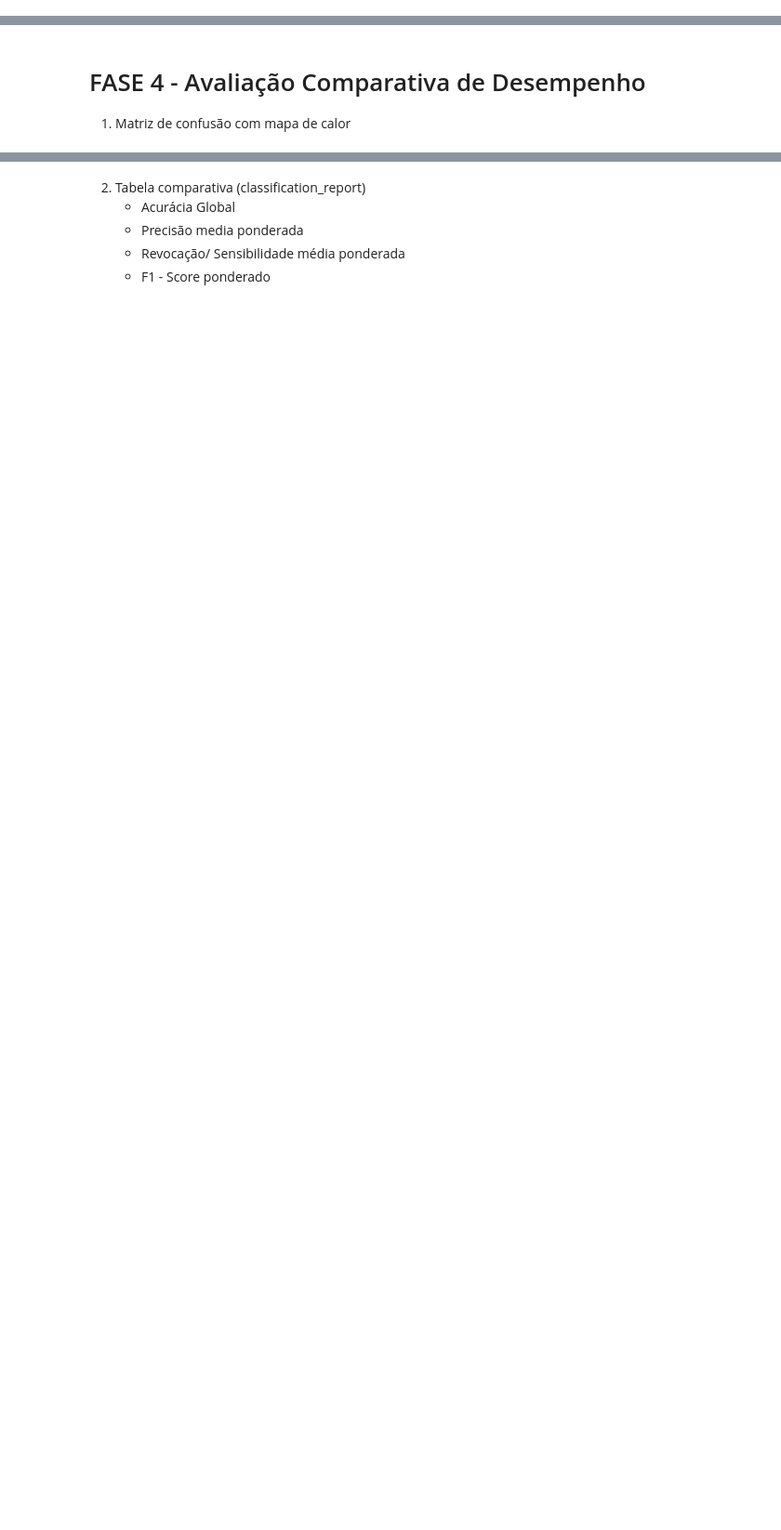
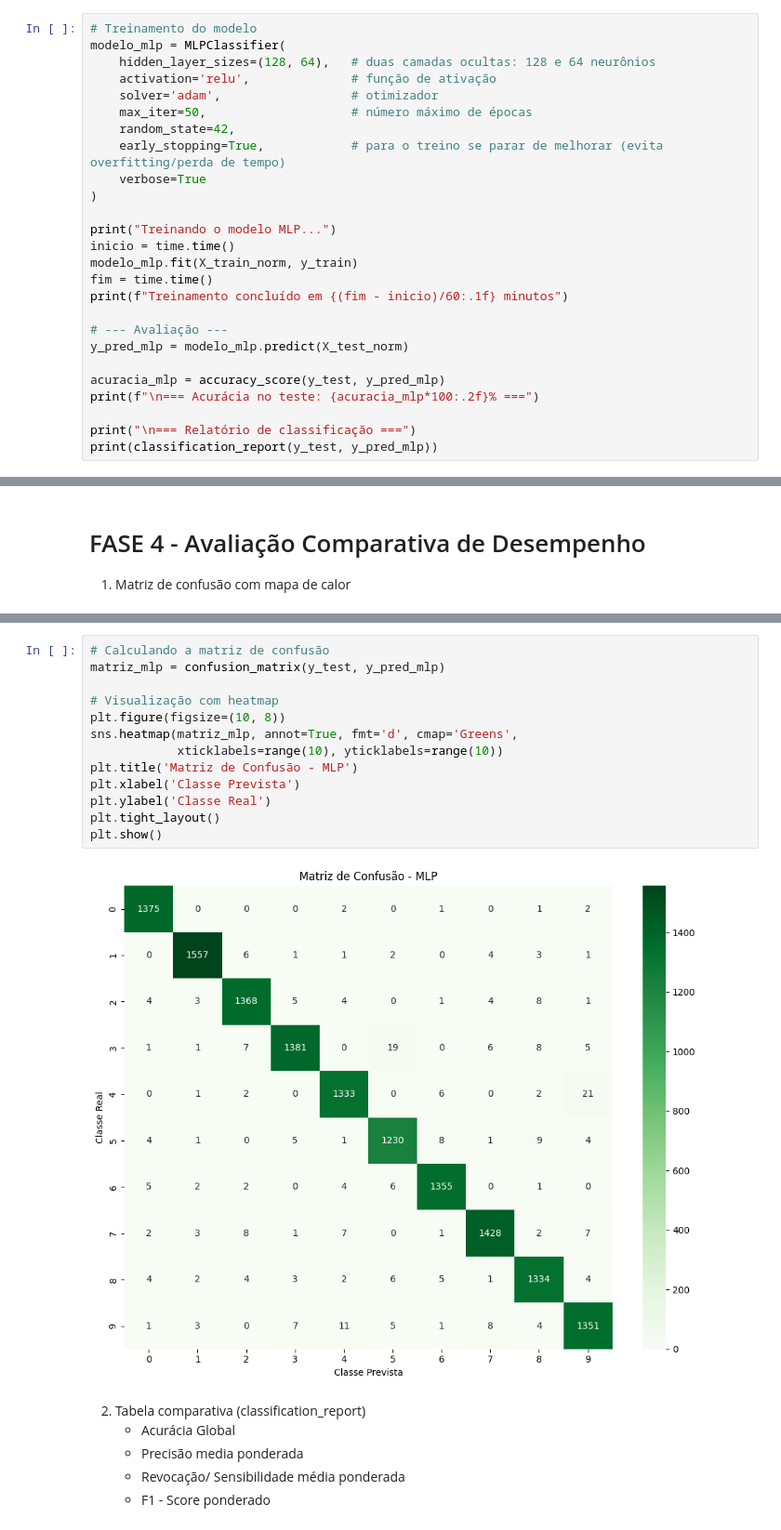
Before and after one commit to eduardobauer1981/Miniprojeto_modulo2, a Jupyter notebook: digitos_manuscritos.ipynb, the cells around one changed output, grey strips where cells are left out. Shown at 93% size. Cells and saved outputs as stored; diff of their text form; blank space fills up the shorter version.

```diff
--- a/digitos_manuscritos.ipynb
+++ b/digitos_manuscritos.ipynb
@@ -222,0 +419,26 @@ plt.show()
+# %%
+# Treinamento do modelo
+modelo_mlp = MLPClassifier(
+    hidden_layer_sizes=(128, 64),   # duas camadas ocultas: 128 e 64 neurônios
+    activation='relu',              # função de ativação
+    solver='adam',                  # otimizador
+    max_iter=50,                    # número máximo de épocas
+    random_state=42,
+    early_stopping=True,            # para o treino se parar de melhorar (evita overfitting/perda de tempo)
+    verbose=True
+)
+
+print("Treinando o modelo MLP...")
+inicio = time.time()
+modelo_mlp.fit(X_train_norm, y_train)
+fim = time.time()
+print(f"Treinamento concluído em {(fim - inicio)/60:.1f} minutos")
+
+# --- Avaliação ---
+y_pred_mlp = modelo_mlp.predict(X_test_norm)
+
+acuracia_mlp = accuracy_score(y_test, y_pred_mlp)
+print(f"\n=== Acurácia no teste: {acuracia_mlp*100:.2f}% ===")
+
+print("\n=== Relatório de classificação ===")
+print(classification_report(y_test, y_pred_mlp))
@@ -227,3 +497,18 @@ plt.show()
+# %%
+# Calculando a matriz de confusão
+matriz_mlp = confusion_matrix(y_test, y_pred_mlp)
+
+# Visualização com heatmap
+plt.figure(figsize=(10, 8))
+sns.heatmap(matriz_mlp, annot=True, fmt='d', cmap='Greens',
+            xticklabels=range(10), yticklabels=range(10))
+plt.title('Matriz de Confusão - MLP')
+plt.xlabel('Classe Prevista')
+plt.ylabel('Classe Real')
+plt.tight_layout()
+plt.show()
+# %% [output]
+[figure, added]
 # %% [markdown]
 2. Tabela comparativa (classification_report)
     - Acurácia Global
```
Also changed, not shown: parts of 38 cells of this notebook, 4 other files.
